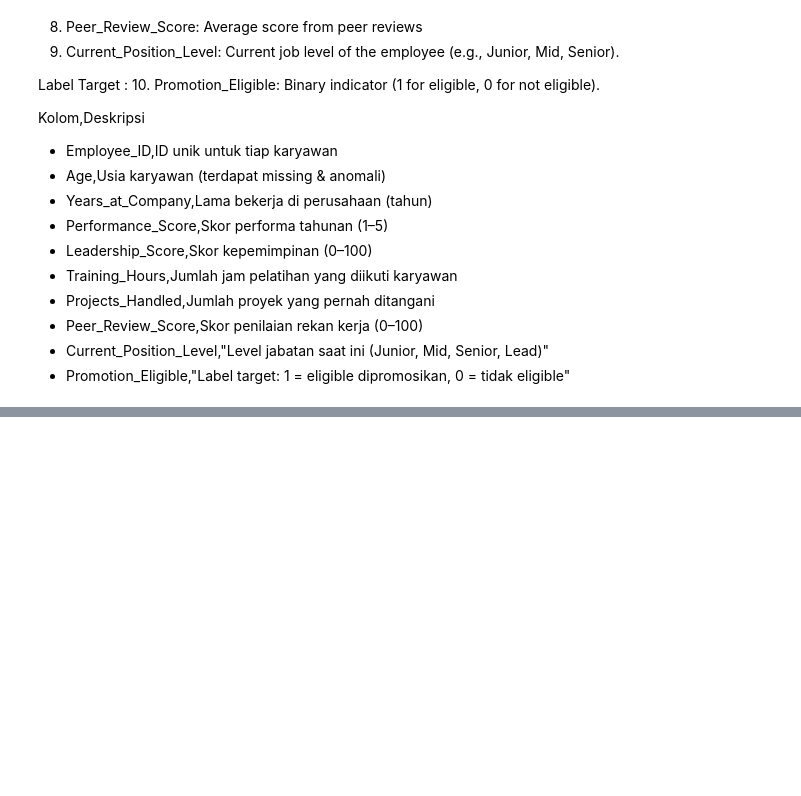
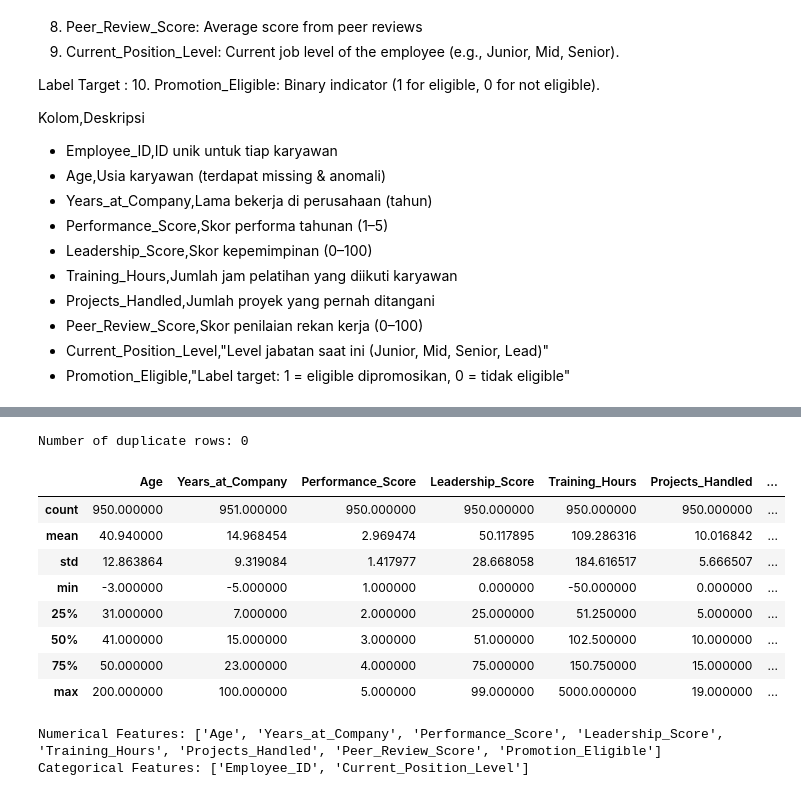
Before and after one commit to 4Kings-Rakamin/Stage0_Business_Understanding, a Jupyter notebook: EDA_Dataset_10/Part1_D10.ipynb, the cells around one changed output, grey strips where cells are left out. Cells and saved outputs as stored; diff of their text form; code cells hidden in the pictures; blank space fills up the shorter version.

```diff
--- a/EDA_Dataset_10/Part1_D10.ipynb
+++ b/EDA_Dataset_10/Part1_D10.ipynb
@@ -72,0 +88,18 @@ Kolom,Deskripsi
+# %%
+# check for duplicate rows
+print(f"Number of duplicate rows: {df.duplicated().sum()}")
+# %% [output]
+Number of duplicate rows: 0
+# %%
+# cek distribusi
+df.describe()
+# %% [output]
+|  | Age | Years_at_Company | Performance_Score | Leadership_Score | Training_Hours | Projects_Handled | ... |
+| count | 950.000000 | 951.000000 | 950.000000 | 950.000000 | 950.000000 | 950.000000 | ... |
+| mean | 40.940000 | 14.968454 | 2.969474 | 50.117895 | 109.286316 | 10.016842 | ... |
+| std | 12.863864 | 9.319084 | 1.417977 | 28.668058 | 184.616517 | 5.666507 | ... |
+| min | -3.000000 | -5.000000 | 1.000000 | 0.000000 | -50.000000 | 0.000000 | ... |
+| 25% | 31.000000 | 7.000000 | 2.000000 | 25.000000 | 51.250000 | 5.000000 | ... |
+| 50% | 41.000000 | 15.000000 | 3.000000 | 51.000000 | 102.500000 | 10.000000 | ... |
+| 75% | 50.000000 | 23.000000 | 4.000000 | 75.000000 | 150.750000 | 15.000000 | ... |
+| max | 200.000000 | 100.000000 | 5.000000 | 99.000000 | 5000.000000 | 19.000000 | ... |
@@ -72,0 +112,6 @@ Kolom,Deskripsi
+# %%
+print("Numerical Features:", numerical_features)
+print("Categorical Features:", categorical_features)
+# %% [output]
+Numerical Features: ['Age', 'Years_at_Company', 'Performance_Score', 'Leadership_Score', 'Training_Hours', 'Projects_Handled', 'Peer_Review_Score', 'Promotion_Eligible']
+Categorical Features: ['Employee_ID', 'Current_Position_Level']
```
Also changed, not shown: parts of 7 cells of this notebook, 1 other file.
